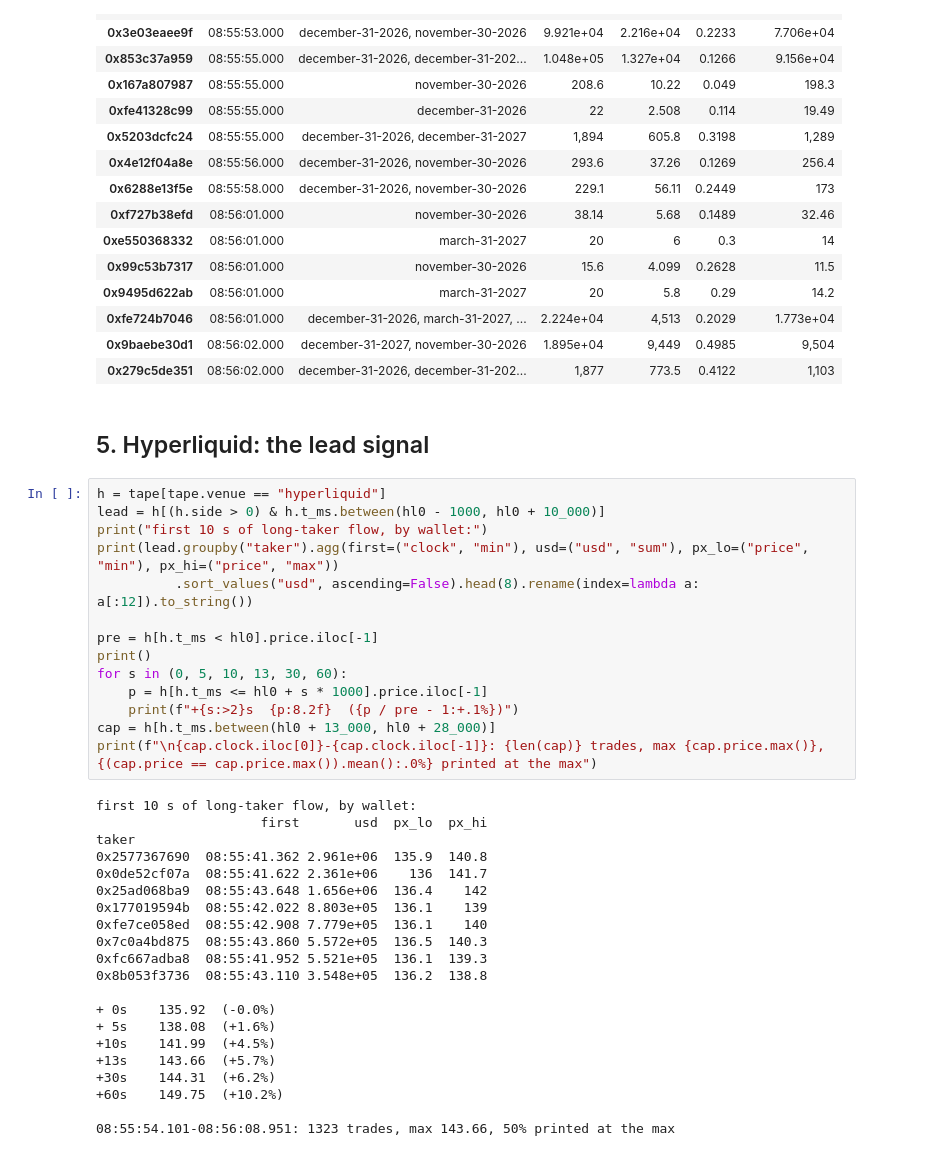
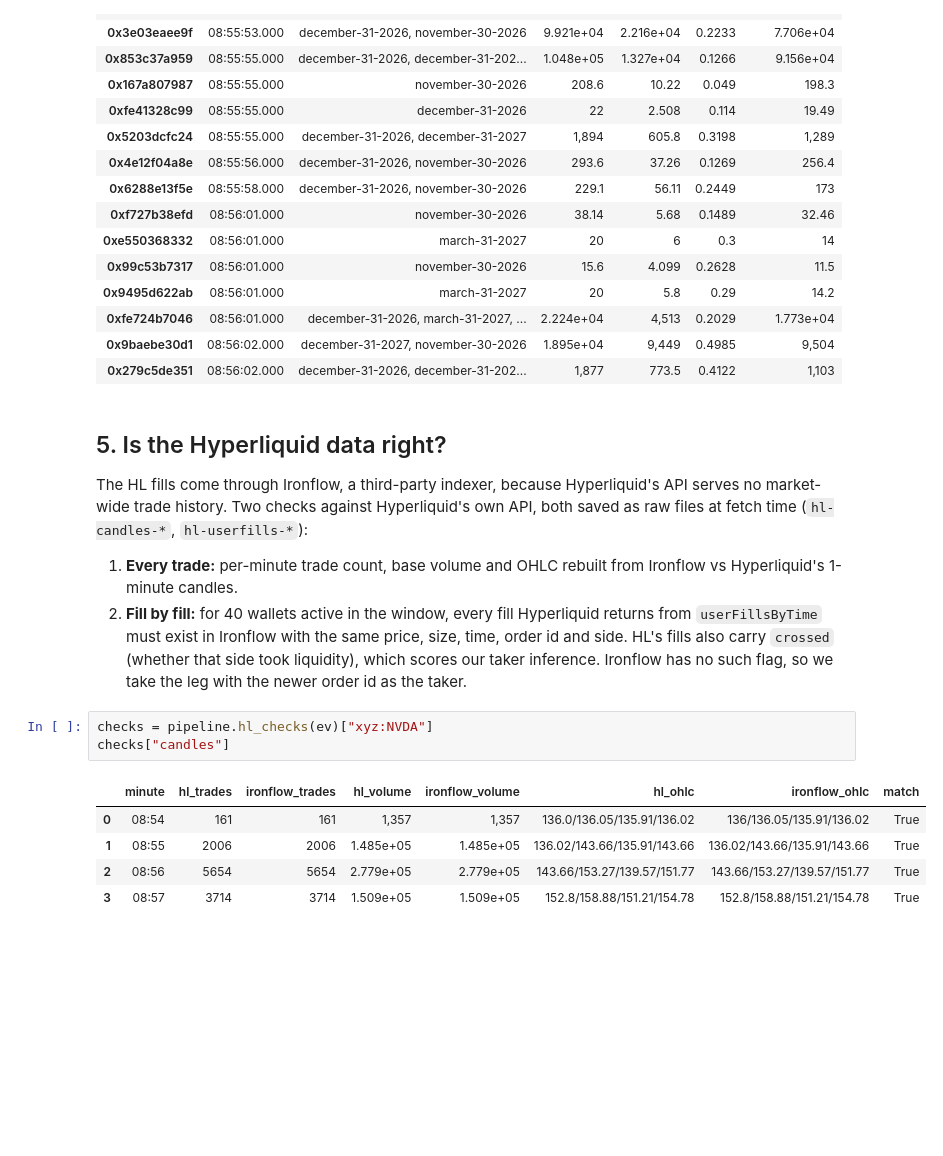
Before and after one commit to jovelg/jensen, a Jupyter notebook: notebooks/01-jensen-reinstatement.ipynb, the cells around one changed output. Saved outputs shown, nothing was run; the diff lists cells and outputs as text; blank space fills up the shorter version.

```diff
--- a/notebooks/01-jensen-reinstatement.ipynb
+++ b/notebooks/01-jensen-reinstatement.ipynb
@@ -164,39 +163,17 @@ wallets.head(15)
 | 0x9baebe30d1 | 08:56:02.000 | december-31-2027, november-30-2026 | 1.895e+04 | 9,449 | 0.4985 | 9,504 |
 | 0x279c5de351 | 08:56:02.000 | december-31-2026, december-31-202... | 1,877 | 773.5 | 0.4122 | 1,103 |
 # %% [markdown]
-## 5. Hyperliquid: the lead signal
+## 5. Is the Hyperliquid data right?
+The HL fills come through Ironflow, a third-party indexer, because Hyperliquid's API serves no market-wide trade history. Two checks against Hyperliquid's own API, both saved as raw files at fetch time (`hl-candles-*`, `hl-userfills-*`):
+
+1. **Every trade:** per-minute trade count, base volume and OHLC rebuilt from Ironflow vs Hyperliquid's 1-minute candles.
+2. **Fill by fill:** for 40 wallets active in the window, every fill Hyperliquid returns from `userFillsByTime` must exist in Ironflow with the same price, size, time, order id and side. HL's fills also carry `crossed` (whether that side took liquidity), which scores our taker inference. Ironflow has no such flag, so we take the leg with the newer order id as the taker.
 # %%
-h = tape[tape.venue == "hyperliquid"]
-lead = h[(h.side > 0) & h.t_ms.between(hl0 - 1000, hl0 + 10_000)]
-print("first 10 s of long-taker flow, by wallet:")
-print(lead.groupby("taker").agg(first=("clock", "min"), usd=("usd", "sum"), px_lo=("price", "min"), px_hi=("price", "max"))
-          .sort_values("usd", ascending=False).head(8).rename(index=lambda a: a[:12]).to_string())
-
-pre = h[h.t_ms < hl0].price.iloc[-1]
-print()
-for s in (0, 5, 10, 13, 30, 60):
-    p = h[h.t_ms <= hl0 + s * 1000].price.iloc[-1]
-    print(f"+{s:>2}s  {p:8.2f}  ({p / pre - 1:+.1%})")
-cap = h[h.t_ms.between(hl0 + 13_000, hl0 + 28_000)]
-print(f"\n{cap.clock.iloc[0]}-{cap.clock.iloc[-1]}: {len(cap)} trades, max {cap.price.max()}, {(cap.price == cap.price.max()).mean():.0%} printed at the max")
+checks = pipeline.hl_checks(ev)["xyz:NVDA"]
+checks["candles"]
 # %% [output]
-first 10 s of long-taker flow, by wallet:
-                     first       usd  px_lo  px_hi
-taker
-0x2577367690  08:55:41.362 2.961e+06  135.9  140.8
-0x0de52cf07a  08:55:41.622 2.361e+06    136  141.7
-0x25ad068ba9  08:55:43.648 1.656e+06  136.4    142
-0x177019594b  08:55:42.022 8.803e+05  136.1    139
-0xfe7ce058ed  08:55:42.908 7.779e+05  136.1    140
-0x7c0a4bd875  08:55:43.860 5.572e+05  136.5  140.3
-0xfc667adba8  08:55:41.952 5.521e+05  136.1  139.3
-0x8b053f3736  08:55:43.110 3.548e+05  136.2  138.8
-
-+ 0s    135.92  (-0.0%)
-+ 5s    138.08  (+1.6%)
-+10s    141.99  (+4.5%)
-+13s    143.66  (+5.7%)
-+30s    144.31  (+6.2%)
-+60s    149.75  (+10.2%)
-
-08:55:54.101-08:56:08.951: 1323 trades, max 143.66, 50% printed at the max
+|  | minute | hl_trades | ironflow_trades | hl_volume | ironflow_volume | hl_ohlc | ironflow_ohlc | match |
+| 0 | 08:54 | 161 | 161 | 1,357 | 1,357 | 136.0/136.05/135.91/136.02 | 136/136.05/135.91/136.02 | True |
+| 1 | 08:55 | 2006 | 2006 | 1.485e+05 | 1.485e+05 | 136.02/143.66/135.91/143.66 | 136.02/143.66/135.91/143.66 | True |
+| 2 | 08:56 | 5654 | 5654 | 2.779e+05 | 2.779e+05 | 143.66/153.27/139.57/151.77 | 143.66/153.27/139.57/151.77 | True |
+| 3 | 08:57 | 3714 | 3714 | 1.509e+05 | 1.509e+05 | 152.8/158.88/151.21/154.78 | 152.8/158.88/151.21/154.78 | True |
```
Also changed, not shown: parts of 19 cells of this notebook, 21 other files.
